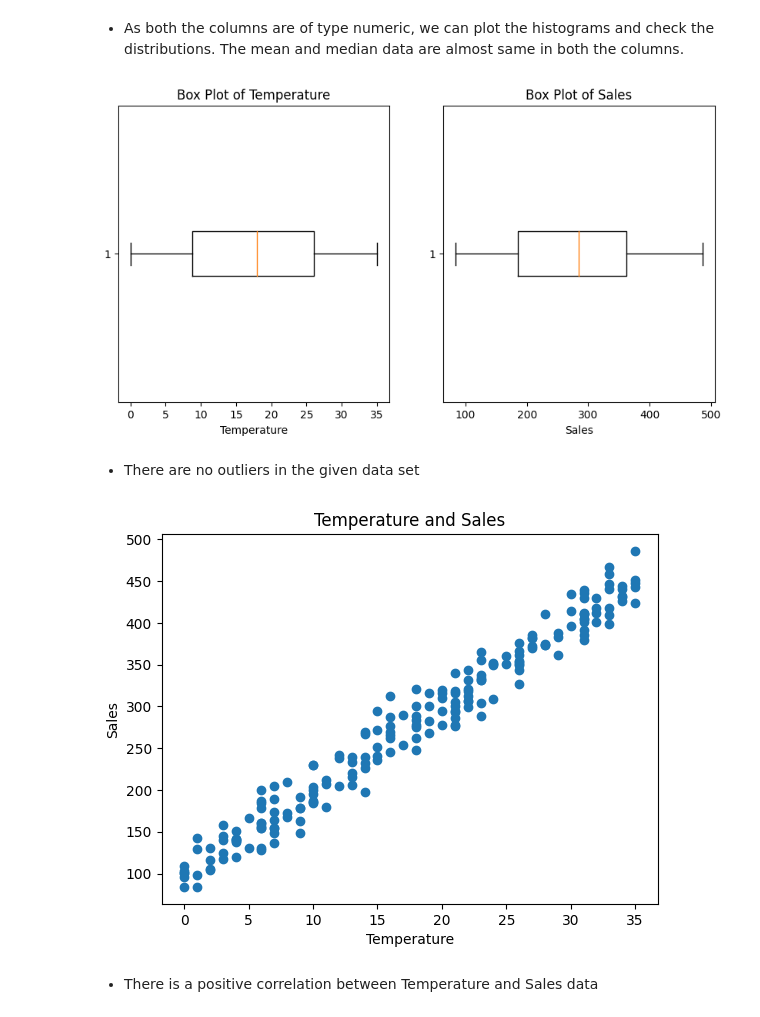
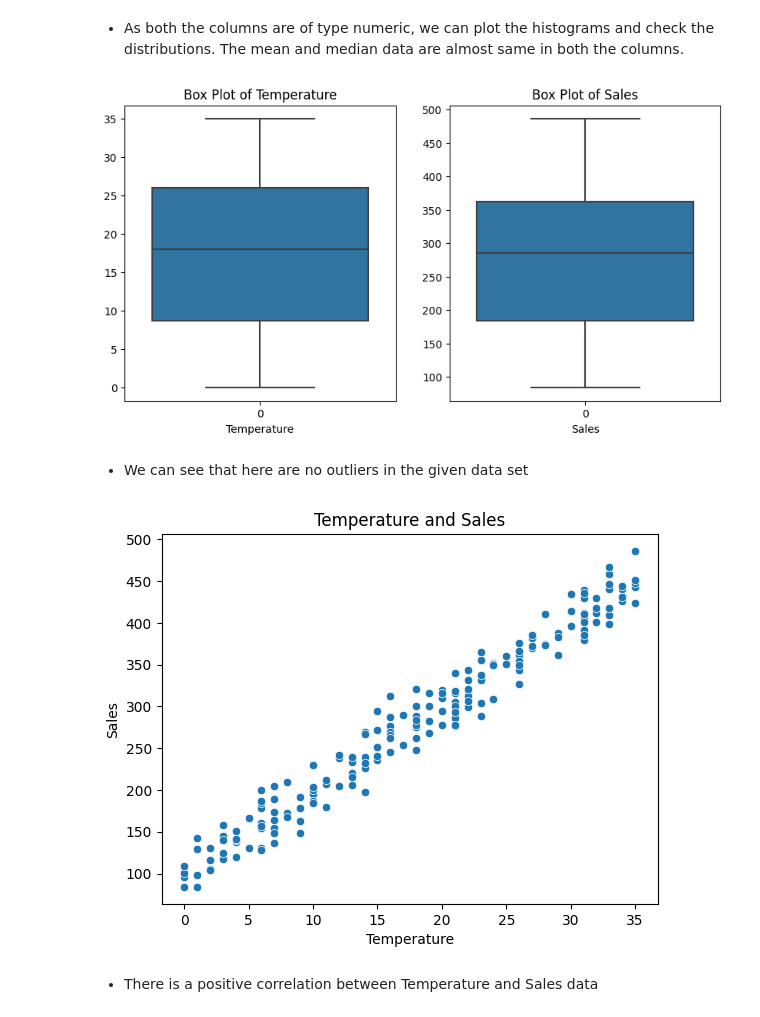
Before and after one commit to girishSaiWork/MachineLearning, a Jupyter notebook: linear_regression_olsr.ipynb, the cells around one changed output. Cells and saved outputs as stored; diff of their text form; code cells hidden in the pictures.

```diff
--- a/LinearRegression/OLSR/olsr.ipynb
+++ b/linear_regression_olsr.ipynb
@@ -51,7 +10,7 @@ warnings.filterwarnings("ignore")
 # %% [markdown]
 ## Read the dataset
 # %%
-icecream_data = pd.read_excel('icecream_sales.xlsx')
+icecream_data = pd.read_excel('Data\icecream_sales.xlsx')
 icecream_data.head()
 # %% [output]
 |  | Temp | Sales |
@@ -110,32 +69,32 @@ Text(0.5, 1.0, 'Distribution of Sales')
 # %%
 temperature_data = icecream_data['Temp']
 sales_data = icecream_data['Sales']
 
 # Create a box plot
 plt.figure(figsize=(10, 5))
 plt.subplot(1,2,1)
-plt.boxplot(temperature_data, vert=False)  # vert=False for horizontal box plot
+sns.boxplot(data=temperature_data)  # vert=False for horizontal box plot
 plt.xlabel('Temperature')
 plt.title('Box Plot of Temperature')
 
 plt.subplot(1,2,2)
-plt.boxplot(sales_data, vert=False)  # vert=False for horizontal box plot
+sns.boxplot(sales_data)  # vert=False for horizontal box plot
 plt.xlabel('Sales')
 plt.title('Box Plot of Sales')
 
 plt.show()
 # %% [output]
-[figure, old version]
+[figure, new version]
 # %% [markdown]
-* There are no outliers in the given data set
+* We can see that here are no outliers in the given data set
 # %%
-plt.scatter(x=icecream_data['Temp'],y=icecream_data['Sales'])
+sns.scatterplot(x=icecream_data['Temp'],y=icecream_data['Sales'])
 plt.xlabel('Temperature')
 plt.ylabel('Sales')
 plt.title('Temperature and Sales')
 plt.show()
 # %% [output]
-[figure, old version]
+[figure, new version]
 # %% [markdown]
 * There is a positive correlation between Temperature and Sales data
 # %%
```
Also changed, not shown: parts of 1 cell of this notebook, 12 other files.
